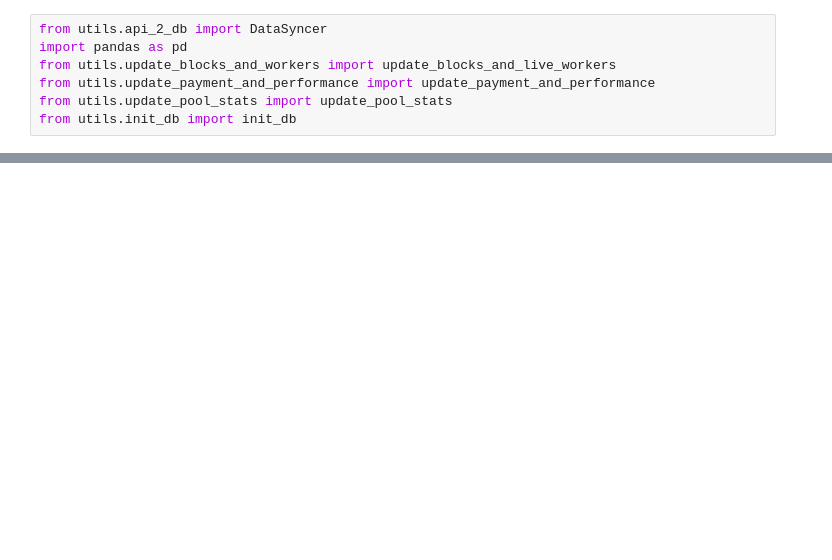
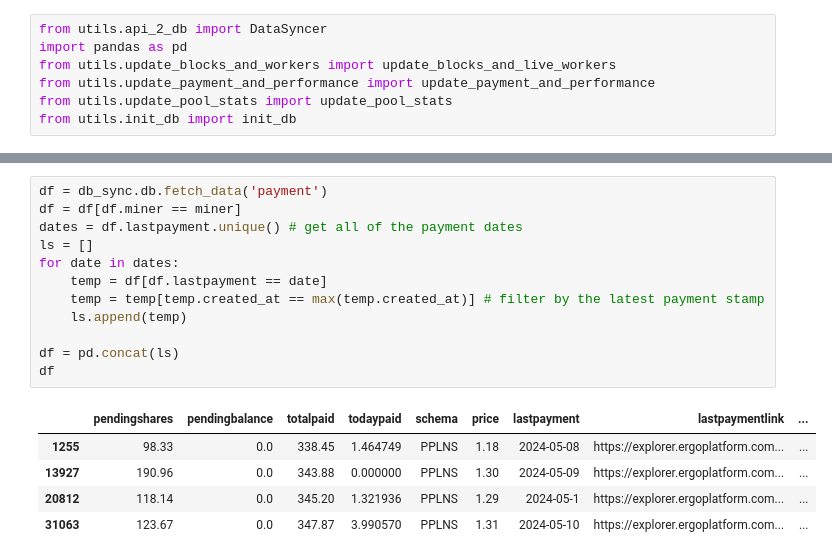
Before and after one commit to marctheshark3/sigmanaut-mining-pool-ui, a Jupyter notebook: testing_2_db.ipynb, the cells around one changed output, grey strips where cells are left out. Cells and saved outputs as stored; diff of their text form; blank space fills up the shorter version.

```diff
--- a/testing_2_db.ipynb
+++ b/testing_2_db.ipynb
@@ -88,0 +118,18 @@ db_sync.db.get_db_size()
+# %%
+df = db_sync.db.fetch_data('payment')
+df = df[df.miner == miner]
+dates = df.lastpayment.unique() # get all of the payment dates
+ls = []
+for date in dates:
+    temp = df[df.lastpayment == date]
+    temp = temp[temp.created_at == max(temp.created_at)] # filter by the latest payment stamp
+    ls.append(temp)
+
+df = pd.concat(ls)
+df
+# %% [output]
+|  | pendingshares | pendingbalance | totalpaid | todaypaid | schema | price | lastpayment | lastpaymentlink | ... |
+| 1255 | 98.33 | 0.0 | 338.45 | 1.464749 | PPLNS | 1.18 | 2024-05-08 | https://explorer.ergoplatform.com... | ... |
+| 13927 | 190.96 | 0.0 | 343.88 | 0.000000 | PPLNS | 1.30 | 2024-05-09 | https://explorer.ergoplatform.com... | ... |
+| 20812 | 118.14 | 0.0 | 345.20 | 1.321936 | PPLNS | 1.29 | 2024-05-1 | https://explorer.ergoplatform.com... | ... |
+| 31063 | 123.67 | 0.0 | 347.87 | 3.990570 | PPLNS | 1.31 | 2024-05-10 | https://explorer.ergoplatform.com... | ... |
```
Also changed, not shown: parts of 14 cells of this notebook, 4 other files.
